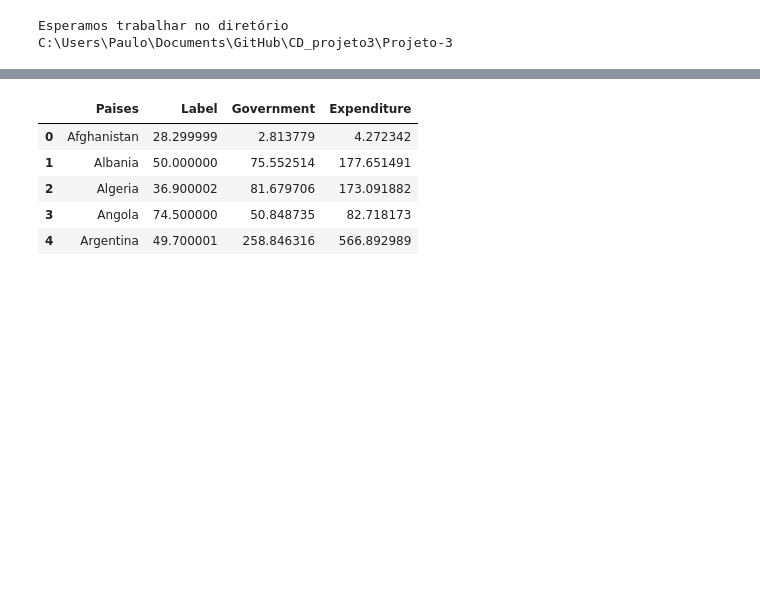
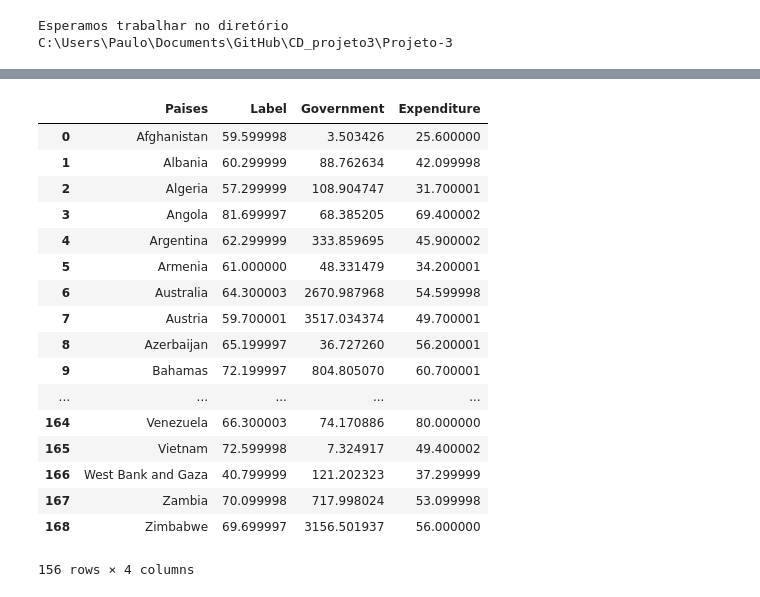
Before and after one commit to Formulos/CD_projeto3, a Jupyter notebook: Projeto-3/Projeto 3 - 1 entrega.ipynb, the cells around one changed output, grey strips where cells are left out. Saved outputs shown, nothing was run; the diff lists cells and outputs as text; code cells hidden in the pictures; blank space fills up the shorter version.

```diff
--- a/Projeto-3/Projeto 3 - 1 entrega.ipynb
+++ b/Projeto-3/Projeto 3 - 1 entrega.ipynb
@@ -25,9 +26,9 @@ def minimos_quadrados(x,y):
 
     return X_prime,y_hat,summary
 # %%
-label = pd.read_excel('label.xlsx') #Taxa de população economicamente ativa
+label = pd.read_excel('indicator_t above 15 labour to pop percent.xlsx') #Taxa de população economicamente ativa
 government = pd.read_excel('government.xlsx') #Per capita government expenditure on health at average exchange rate (US$)
-expenditure = pd.read_excel('expenditure.xlsx') #Expenditure per student, primary (% of GDP per capita)
+expenditure = pd.read_excel('indicator_f above 15 employ.xlsx') #Expenditure per student, primary (% of GDP per capita)
 
 # Todos os dados são referentes ao ano de 2007
 # %%
@@ -86,39 +87,51 @@ if len(government_list) < len(expenditure_list):
         if government_list[element] in expenditure_list:
             filtered_list.append(government_list[element])
 else:
     for element in range(len(expenditure_list)):
         if expenditure_list[element] in government_list:
             filtered_list.append(expenditure_list[element])
 
 for element in filtered_list:
     label_indices.append(desemprego_dados.index(element))
 
 for element in range(len(filtered_list)):
     label_num.append(label.year[label_indices[element]])
 
 for element in range(len(filtered_list)):
     government_num.append(government.year[government_indices[element]])
 
 for element in range(len(filtered_list)):
     expenditure_num.append(expenditure.year[expenditure_indices[element]])
 
 Data_Total["Paises"] = filtered_list
 Data_Total["Label"] = label_num
 Data_Total["Government"] = government_num
 Data_Total["Expenditure"] = expenditure_num
 
 Data_Total= Data_Total[~np.isnan(Data_Total.Label)]
 Data_Total= Data_Total[~np.isnan(Data_Total.Government)]
 Data_Total= Data_Total[~np.isnan(Data_Total.Expenditure)]
 
-Data_Total.head()
+Data_Total
 # %% [output]
 |  | Paises | Label | Government | Expenditure |
-| 0 | Afghanistan | 28.299999 | 2.813779 | 4.272342 |
-| 1 | Albania | 50.000000 | 75.552514 | 177.651491 |
-| 2 | Algeria | 36.900002 | 81.679706 | 173.091882 |
-| 3 | Angola | 74.500000 | 50.848735 | 82.718173 |
-| 4 | Argentina | 49.700001 | 258.846316 | 566.892989 |
+| 0 | Afghanistan | 59.599998 | 3.503426 | 25.600000 |
+| 1 | Albania | 60.299999 | 88.762634 | 42.099998 |
+| 2 | Algeria | 57.299999 | 108.904747 | 31.700001 |
+| 3 | Angola | 81.699997 | 68.385205 | 69.400002 |
+| 4 | Argentina | 62.299999 | 333.859695 | 45.900002 |
+| 5 | Armenia | 61.000000 | 48.331479 | 34.200001 |
+| 6 | Australia | 64.300003 | 2670.987968 | 54.599998 |
+| 7 | Austria | 59.700001 | 3517.034374 | 49.700001 |
+| 8 | Azerbaijan | 65.199997 | 36.727260 | 56.200001 |
+| 9 | Bahamas | 72.199997 | 804.805070 | 60.700001 |
+| ... | ... | ... | ... | ... |
+| 164 | Venezuela | 66.300003 | 74.170886 | 80.000000 |
+| 165 | Vietnam | 72.599998 | 7.324917 | 49.400002 |
+| 166 | West Bank and Gaza | 40.799999 | 121.202323 | 37.299999 |
+| 167 | Zambia | 70.099998 | 717.998024 | 53.099998 |
+| 168 | Zimbabwe | 69.699997 | 3156.501937 | 56.000000 |
+156 rows × 4 columns
 # %%
 f, ax = plt.subplots(1,2,figsize=(16,8))
 ax[0].scatter(Data_Total.Government, Data_Total.Label, alpha=0.7)  # Plot the raw data
```
Also changed, not shown: parts of 6 cells of this notebook, 4 other files.
